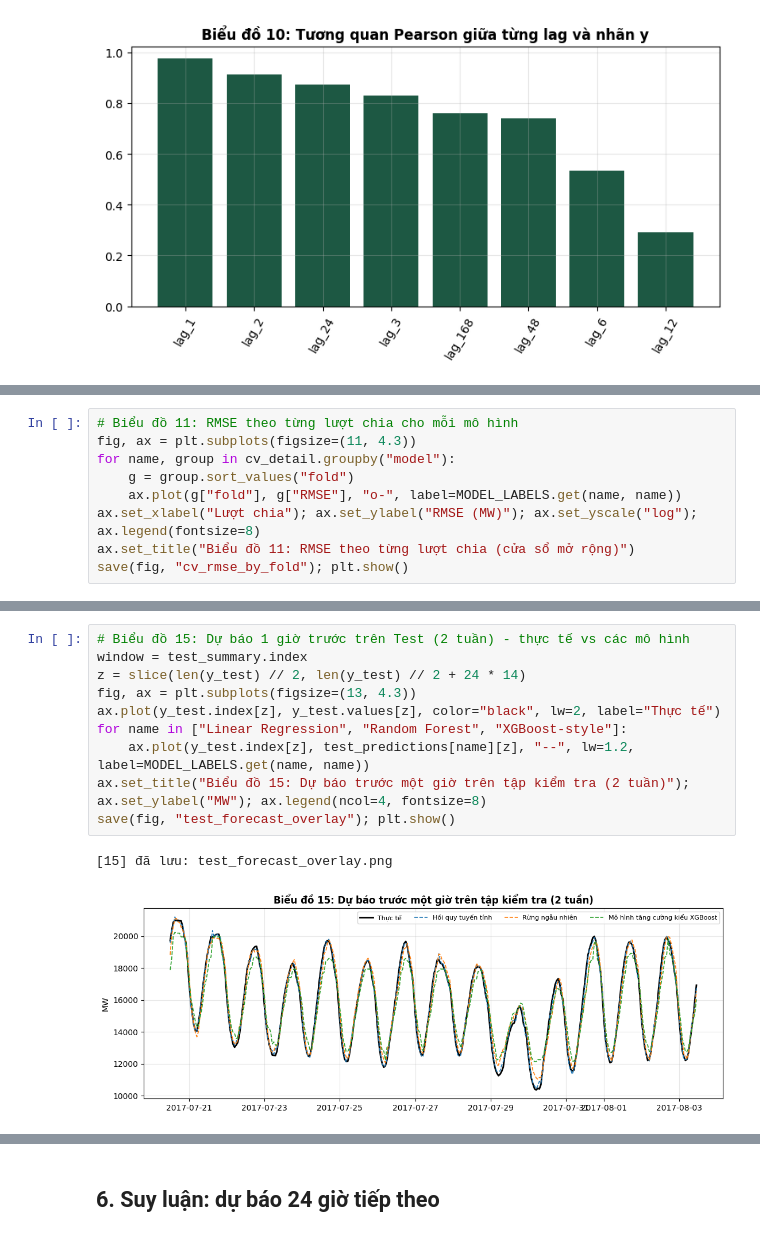
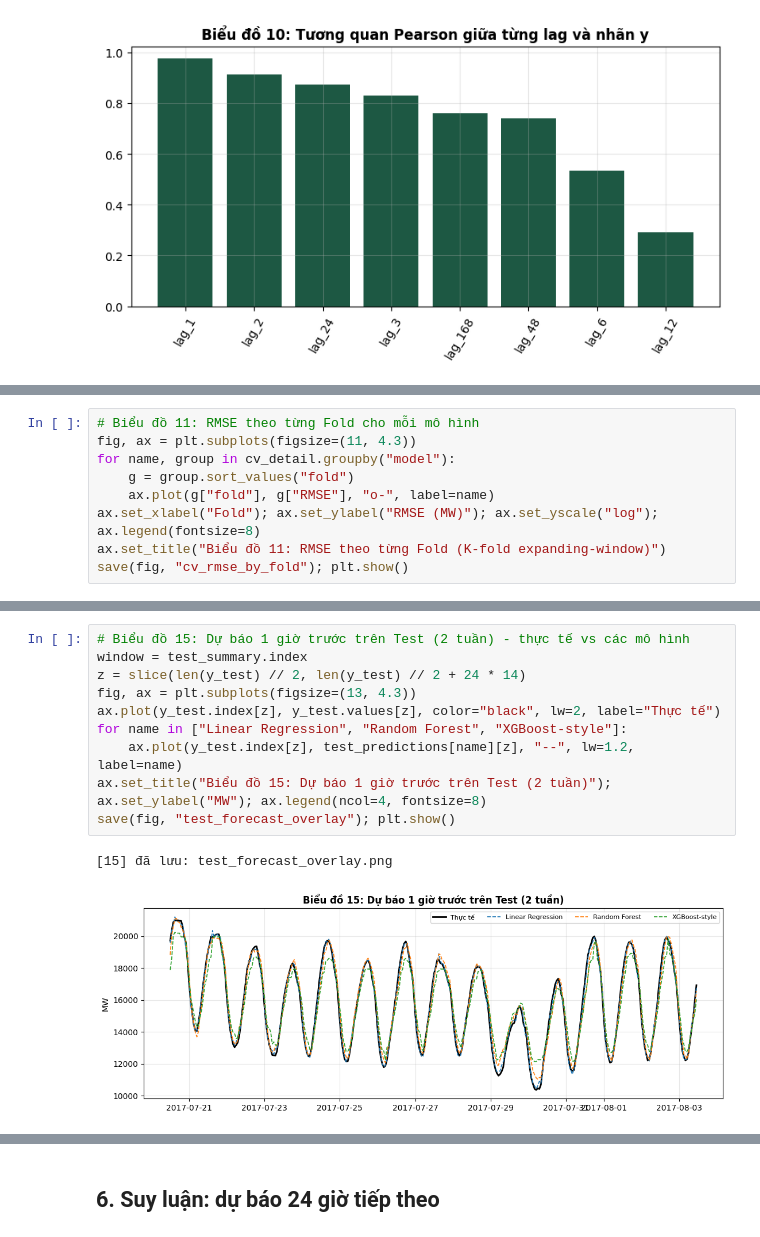
Before and after one commit to OrangkillEmily/Lab_TimeSeries, a Jupyter notebook: notebooks/lab03/Lab03_Visual_Exploration.ipynb, the cells around one changed output, grey strips where cells are left out. Drawn from its saved outputs; the diff is of its cells as text.

```diff
--- a/notebooks/lab03/Lab03_Visual_Exploration.ipynb
+++ b/notebooks/lab03/Lab03_Visual_Exploration.ipynb
@@ -205,11 +228,11 @@ cv_detail.assign(model=cv_detail["model"].map(MODEL_LABELS)).head()
 # %%
-# Biểu đồ 11: RMSE theo từng lượt chia cho mỗi mô hình
+# Biểu đồ 11: RMSE theo từng Fold cho mỗi mô hình
 fig, ax = plt.subplots(figsize=(11, 4.3))
 for name, group in cv_detail.groupby("model"):
     g = group.sort_values("fold")
-    ax.plot(g["fold"], g["RMSE"], "o-", label=MODEL_LABELS.get(name, name))
-ax.set_xlabel("Lượt chia"); ax.set_ylabel("RMSE (MW)"); ax.set_yscale("log"); ax.legend(fontsize=8)
-ax.set_title("Biểu đồ 11: RMSE theo từng lượt chia (cửa sổ mở rộng)")
+    ax.plot(g["fold"], g["RMSE"], "o-", label=name)
+ax.set_xlabel("Fold"); ax.set_ylabel("RMSE (MW)"); ax.set_yscale("log"); ax.legend(fontsize=8)
+ax.set_title("Biểu đồ 11: RMSE theo từng Fold (K-fold expanding-window)")
 save(fig, "cv_rmse_by_fold"); plt.show()
 # %% [output]
 [11] đã lưu: cv_rmse_by_fold.png
@@ -281,16 +301,16 @@ save(fig, "test_metric_comparison"); plt.show()
 # %%
 # Biểu đồ 15: Dự báo 1 giờ trước trên Test (2 tuần) - thực tế vs các mô hình
 window = test_summary.index
 z = slice(len(y_test) // 2, len(y_test) // 2 + 24 * 14)
 fig, ax = plt.subplots(figsize=(13, 4.3))
 ax.plot(y_test.index[z], y_test.values[z], color="black", lw=2, label="Thực tế")
 for name in ["Linear Regression", "Random Forest", "XGBoost-style"]:
-    ax.plot(y_test.index[z], test_predictions[name][z], "--", lw=1.2, label=MODEL_LABELS.get(name, name))
-ax.set_title("Biểu đồ 15: Dự báo trước một giờ trên tập kiểm tra (2 tuần)"); ax.set_ylabel("MW"); ax.legend(ncol=4, fontsize=8)
+    ax.plot(y_test.index[z], test_predictions[name][z], "--", lw=1.2, label=name)
+ax.set_title("Biểu đồ 15: Dự báo 1 giờ trước trên Test (2 tuần)"); ax.set_ylabel("MW"); ax.legend(ncol=4, fontsize=8)
 save(fig, "test_forecast_overlay"); plt.show()
 # %% [output]
 [15] đã lưu: test_forecast_overlay.png
-[figure, old version]
+[figure, new version]
 # %%
 # Biểu đồ 16: Phần dư của champion theo thời gian
 residual = y_test.values - test_predictions[champion]
```
Also changed, not shown: parts of 19 cells of this notebook.
